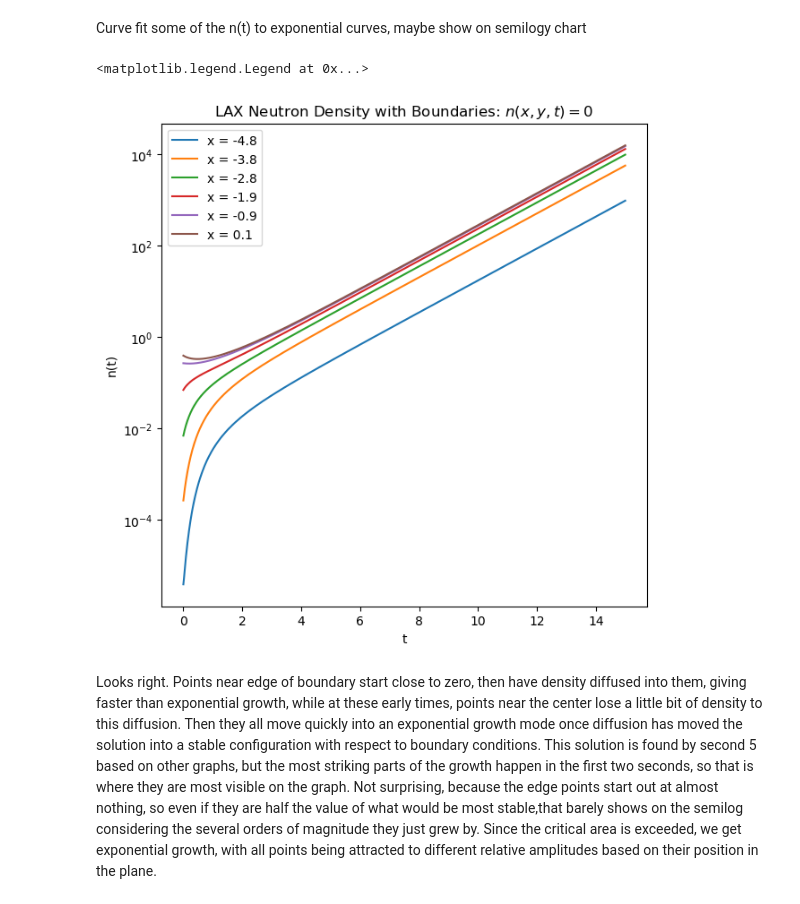
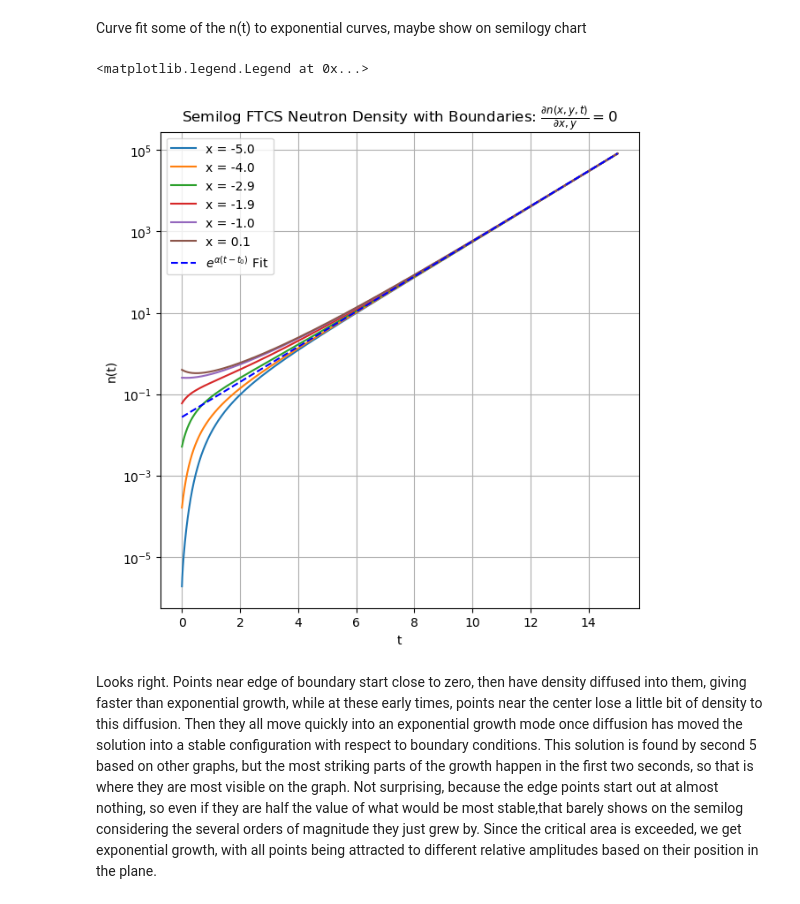
Before and after one commit to LordofDorknes/ProfHurst_PHYS240_Sp23, a Jupyter notebook: Newby/Project/Newby_Robin_Neutron_Diffusion.ipynb, the cells around one changed output. Saved outputs shown, nothing was run; the diff lists cells and outputs as text; code cells hidden in the pictures.

```diff
--- a/Newby/Project/Newby_Robin_Neutron_Diffusion.ipynb
+++ b/Newby/Project/Newby_Robin_Neutron_Diffusion.ipynb
@@ -14,7 +14,7 @@ def normal(x,y,sigma):
 C = 1
 D = 1
 #lattice size constants
-N=50
+N=100
 Nx=N
 Ny=N
 
@@ -28,8 +28,8 @@ alpha_pred=C-D*np.pi*np.pi*2/(L*L)# predicted lowest frequency amplification fac
 
 
 #boundary condition type
-boundType=0 #0 for value, 1 for derivative
-schemeType=1 # 0 for FTCS, 1 for LAX
+boundType=1 #0 for value, 1 for derivative
+schemeType=0 # 0 for FTCS, 1 for LAX
 
 
 
@@ -40,9 +40,12 @@ elif schemeType ==1:
 
 if boundType ==0:
     boundName = "Boundaries: $n(x,y,t) = 0$"
+    shortBoundName="Bounds n(x,y,t)=0"
+    safeBoundName="Dirichlet"
 elif boundType ==1:
     boundName= "Boundaries: $\\frac{\partial n(x,y,t)}{\partial x, y} = 0$"
-
+    shortBoundName="Bounds d n(x,y,t) dx = 0$"
+    safeBoundName="Neumann"
 
 #Value based boundary conditions
 if boundType == 0:
@@ -68,14 +71,14 @@ if boundType == 1:
 
 
 #numerical scheme constants
-tau = 0.01
+tau = 0.05
 if schemeType == 0:
     #stabletau= hx*hy/(2*D)#THIS IS THE RESULT FOR 1D,THE 2D result is:
     stabletau=(hx**2*hy**2)/(hx**2+hy**2)*1/(2*D)
     #stabletau= hx*hy/(4*D) #2d stability criterion if hx=hy
 
 elif schemeType ==1:
-    stabletau=hx*hy/(2*D)
+    stabletau=hx*hy/(4*D)
     #this is not the correct stability tau for LAX
 
 if tau > stabletau:
@@ -272,28 +284,33 @@ Curve fit some of the n(t) to exponential curves, maybe show on semilogy chart
 # %%
 approx_center_index_x=int(np.ceil((Nx+2)/2))
 approx_center_index_y=int(np.ceil((Ny+2)/2))
 
 samplex=approx_center_index_x
 sampley=approx_center_index_y
 
 xval=x[samplex]
 yval=y[sampley]
 
 fig = plt.figure(figsize=(7,7))
 ax = fig.add_subplot()
 num_cur=5
 for xindex in range(samplex+1):
     if ((xindex-1) % int((samplex+1)/num_cur))  == 0:
         ax.semilogy(t,evolution[xindex,sampley,:],label=f'x = {x[xindex]:0.1f}')
 
 ax.set_xlabel('t')
 ax.set_ylabel(f'n(t)')
-plotitle=f'{schemeName} Neutron Density with {boundName}'
+plotitle=f'Semilog {schemeName} Neutron Density with {boundName}'
 plt.title(plotitle)
+plt.grid()
+try:
+    plt.plot(t,result.eval(t=t),label='$e^{\\alpha (t-t_0)}$ Fit',linestyle='--',color='b')
+except:
+    pass
 plt.legend()
 # %% [output]
 <matplotlib.legend.Legend at 0x...>
-[figure, old version]
+[figure, new version]
 # %% [markdown]
 Looks right. Points near edge of boundary start close to zero, then have density diffused into them, giving faster than exponential growth, while at these early times, points near the center lose a little bit of density to this diffusion. Then they all move quickly into an exponential growth mode once diffusion has moved the solution into a stable configuration with respect to boundary conditions. This solution is found by second 5 based on other graphs, but the most striking parts of the growth happen in the first two seconds, so that is where they are most visible on the graph. Not surprising, because the edge points start out at almost nothing, so even if they are half the value of what would be most stable,that barely shows on the semilog considering the several orders of magnitude they just grew by. Since the critical area is exceeded, we get exponential growth, with all points being attracted to different relative amplitudes based on their position in the plane.
 # %%
```
Also changed, not shown: parts of 5 cells of this notebook.
